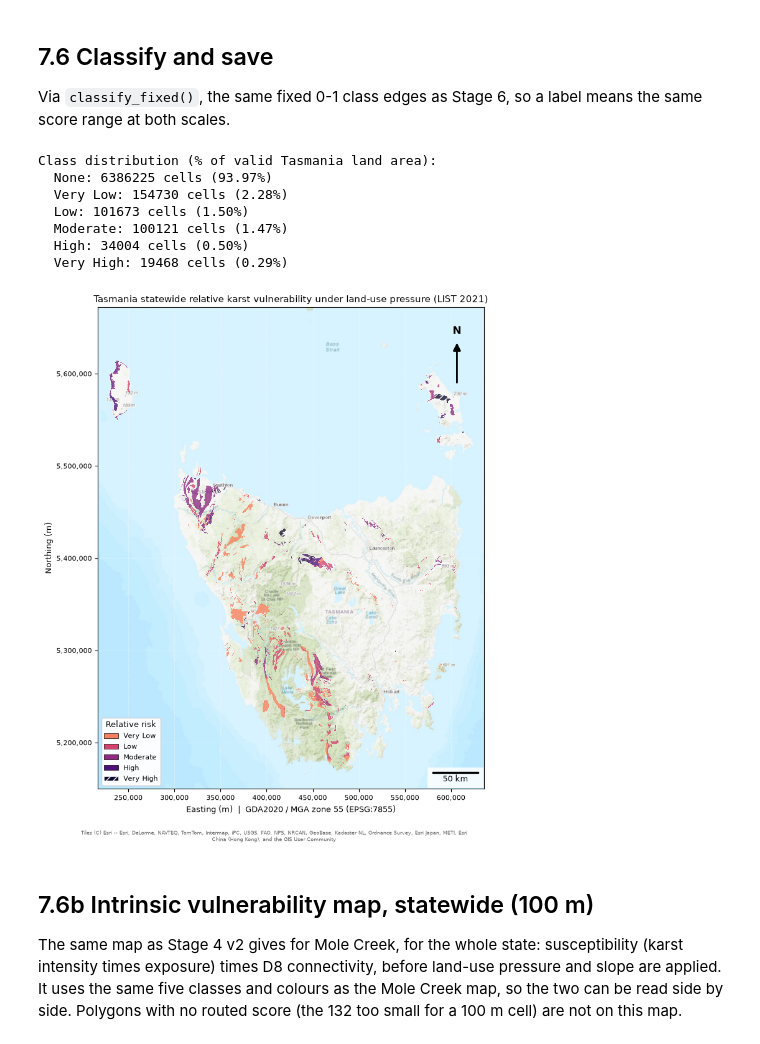
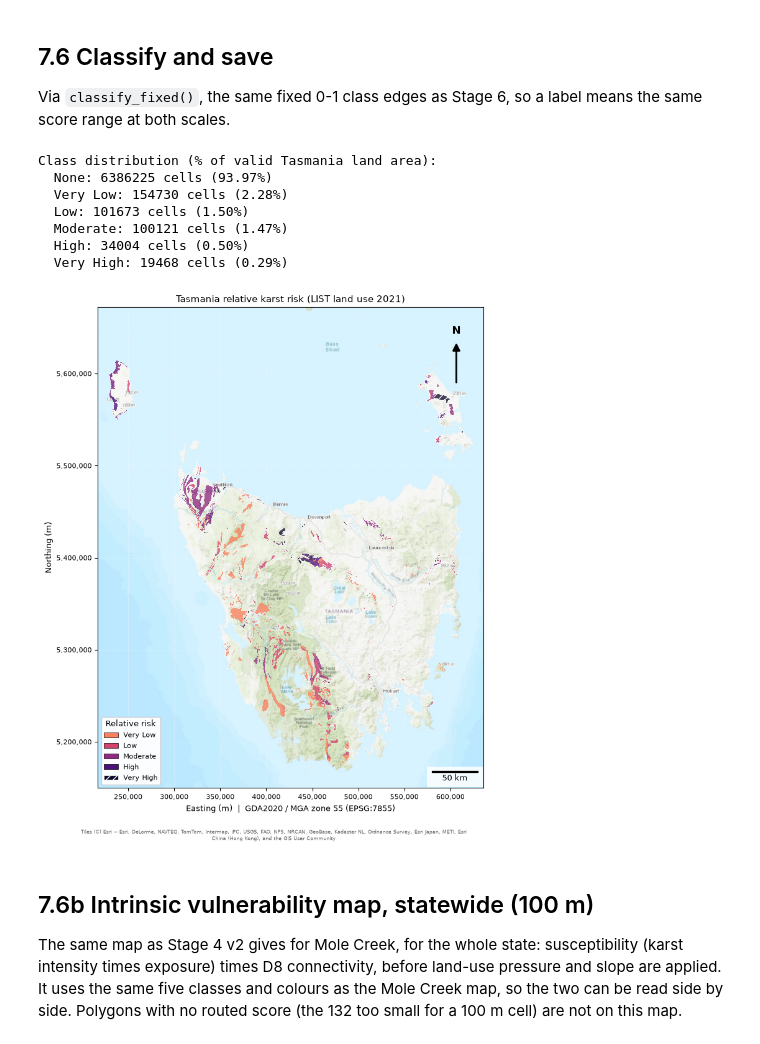
Before and after one commit to University-of-Tasmania-GPSS/AT3_Group3_2026, a Jupyter notebook: notebooks/07_statewide_application.ipynb, the cells around one changed output. Saved outputs shown, nothing was run; the diff lists cells and outputs as text; code cells hidden in the pictures.

```diff
--- a/notebooks/07_statewide_application.ipynb
+++ b/notebooks/07_statewide_application.ipynb
@@ -172,35 +172,35 @@ for i, label in enumerate(LABELS):
 out_profile = template_profile.copy()
 out_profile.update(dtype="uint8", nodata=255)
 with rasterio.open(outpath / "risk_class_tas_2020_100m_EPSG7855.tif", "w", **out_profile) as dst:
     dst.write(risk_class, 1)
 
 risk_profile = template_profile.copy()
 risk_out = np.where(risk_valid, risk, template_profile["nodata"]).astype("float32")
 with rasterio.open(outpath / "risk_tas_2020_100m_EPSG7855.tif", "w", **risk_profile) as dst:
     dst.write(risk_out, 1)
 
 left, right, bottom, top = raster_extent(template_profile["transform"], risk_class.shape)
 fig, ax = plt.subplots(figsize=(8, 9))
 add_basemap(ax, (left, bottom, right, top), margin=10000, zoom=8)
 plot_risk(ax, risk_class, template_profile["transform"])
-ax.set_title("Tasmania statewide relative karst vulnerability under land-use pressure (LIST 2021)", fontsize=11)
+ax.set_title("Tasmania relative karst risk (LIST land use 2021)", fontsize=11)
 risk_legend(ax, LABELS, loc="lower left")
 style_map_axes(ax)
 add_scalebar(ax, 50000, "50 km")
 add_north_arrow(ax)
 add_attribution(ax)
 plt.tight_layout(rect=(0, 0.04, 1, 1))
 fig.savefig(Path("..") / "figures" / "risk_statewide.png", dpi=200, bbox_inches="tight")
 plt.show()
 # %% [output]
 Class distribution (% of valid Tasmania land area):
   None: 6386225 cells (93.97%)
   Very Low: 154730 cells (2.28%)
   Low: 101673 cells (1.50%)
   Moderate: 100121 cells (1.47%)
   High: 34004 cells (0.50%)
   Very High: 19468 cells (0.29%)
-[figure, old version]
+[figure, new version]
 # %% [markdown]
 ## 7.6b Intrinsic vulnerability map, statewide (100 m)
 
```
Also changed, not shown: 13 other files.
